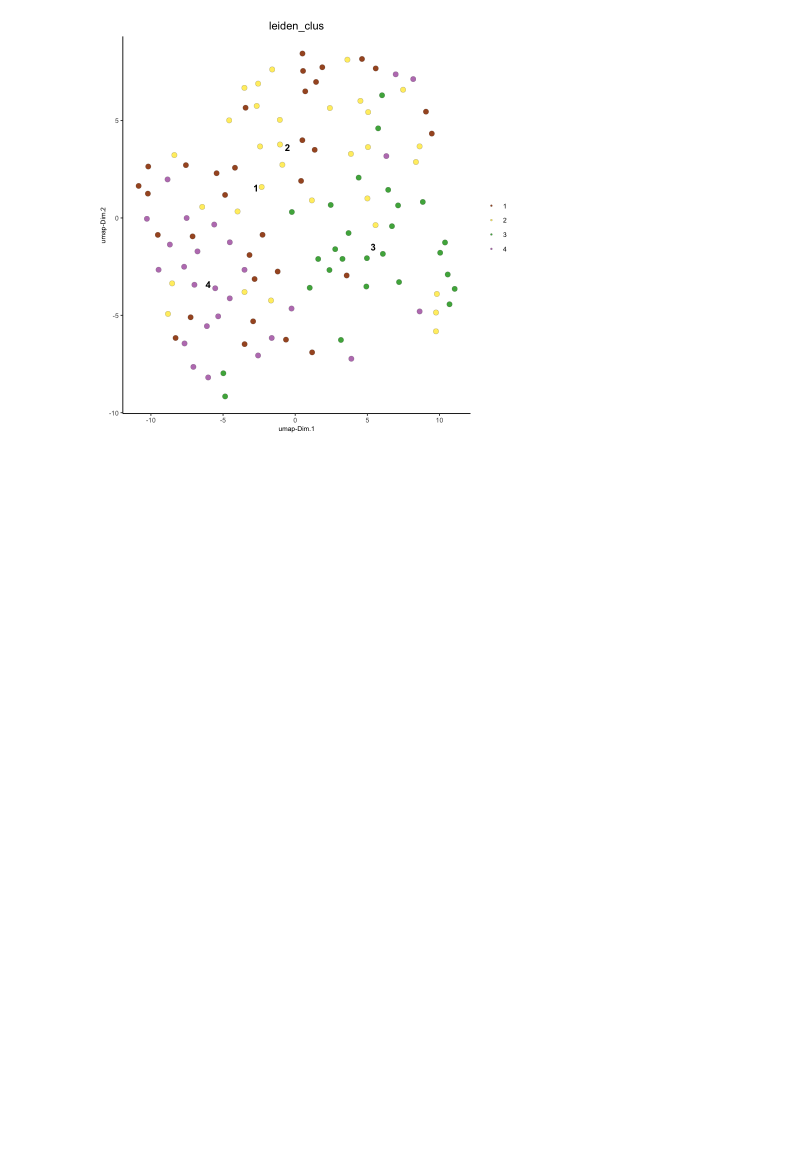
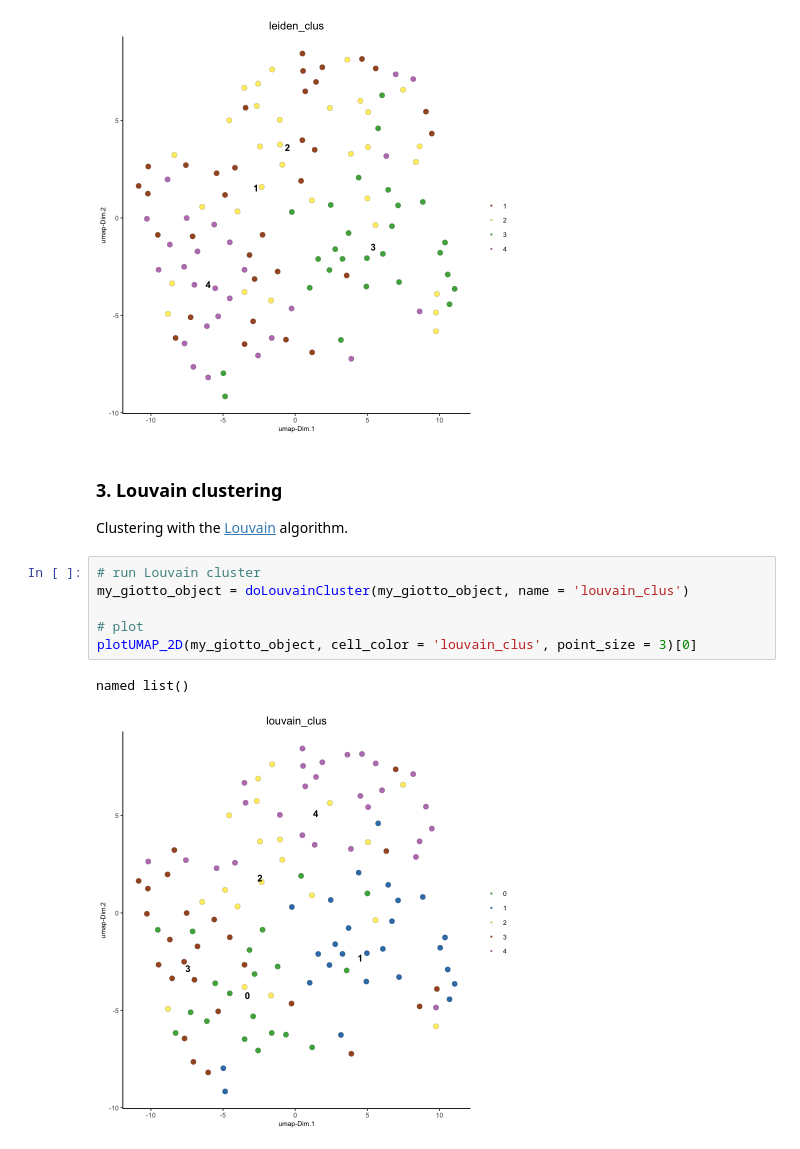
Before and after one commit to ndelrossi7/giotto-tutorial-binder, a Jupyter notebook: notebooks/4-Clustering.ipynb, the cells around one changed output. Cells and saved outputs as stored; diff of their text form; blank space fills up the shorter version.

Commit message:
update clustering nb

```diff
--- a/notebooks/4-Clustering.ipynb
+++ b/notebooks/4-Clustering.ipynb
@@ -67,3 +67,16 @@ plotUMAP_2D(my_giotto_object, cell_color = 'leiden_clus', point_size = 3)[0]
 # %% [output]
 named list()
 [figure]
+# %% [markdown]
+### 3. Louvain clustering
+
+Clustering with the [Louvain](https://rubd.github.io/Giotto_site/reference/doLouvainCluster.html) algorithm.
+# %%
+# run Louvain cluster
+my_giotto_object = doLouvainCluster(my_giotto_object, name = 'louvain_clus')
+
+# plot
+plotUMAP_2D(my_giotto_object, cell_color = 'louvain_clus', point_size = 3)[0]
+# %% [output]
+named list()
+[figure, added]
```
Also changed, not shown: parts of 2 cells of this notebook.
